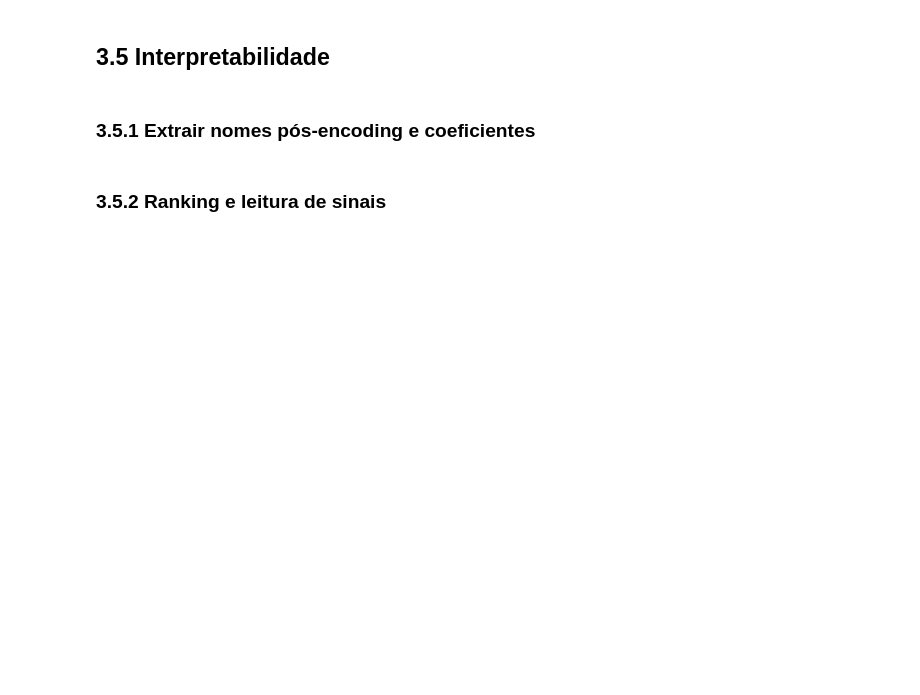
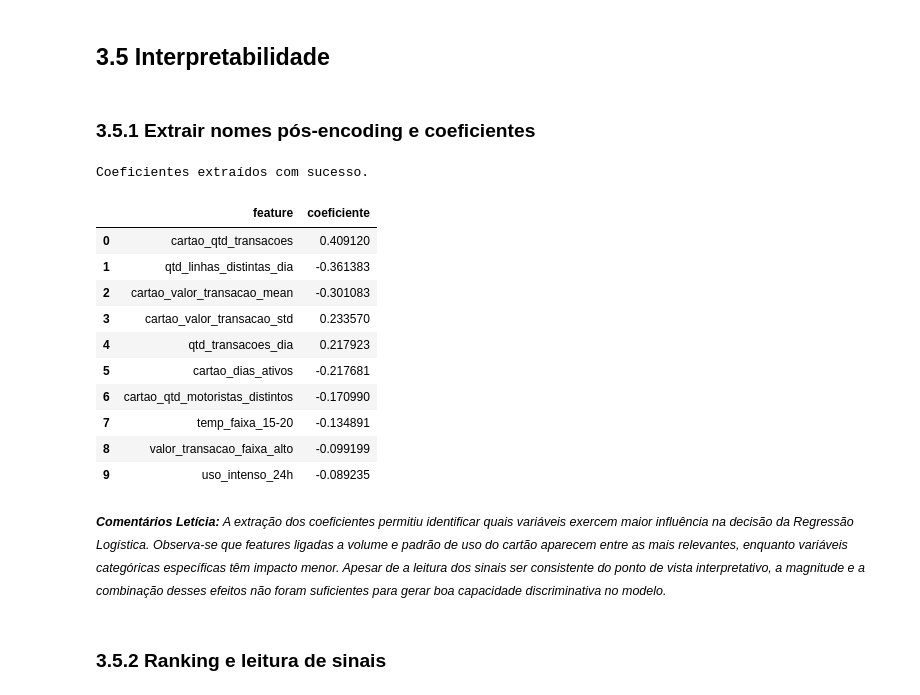
Before and after one commit to lpdata/fraude_bilhetagem, a Jupyter notebook: notebooks/03_modelagem.ipynb, the cells around one changed output. Saved outputs shown, nothing was run; the diff lists cells and outputs as text; code cells hidden in the pictures; blank space fills up the shorter version.

```diff
--- a/notebooks/03_modelagem.ipynb
+++ b/notebooks/03_modelagem.ipynb
@@ -779,5 +1207,52 @@ OK — etapa 2.3 concluída. Dataset íntegro e pronto para a modelagem.
 ## 3.5 Interpretabilidade
 # %% [markdown]
 ### 3.5.1 Extrair nomes pós-encoding e coeficientes
+# %%
+# acessar o modelo treinado
+log_reg_model = logreg_pipeline.named_steps["model"]
+
+# recuperar nomes das features após o pré-processamento
+feature_names_num = numerical_features
+
+feature_names_cat = (
+    logreg_pipeline
+    .named_steps["preprocessor"]
+    .named_transformers_["cat"]
+    .named_steps["encoder"]
+    .get_feature_names_out(categorical_features)
+    .tolist()
+)
+
+feature_names = feature_names_num + feature_names_cat
+
+# extrair coeficientes
+coeficientes = log_reg_model.coef_[0]
+
+coef_df = (
+    pd.DataFrame({
+        "feature": feature_names,
+        "coeficiente": coeficientes
+    })
+    .sort_values("coeficiente", key=abs, ascending=False)
+    .reset_index(drop=True)
+)
+
+print("Coeficientes extraídos com sucesso.")
+display(coef_df.head(10))
+# %% [output]
+Coeficientes extraídos com sucesso.
+|  | feature | coeficiente |
+| 0 | cartao_qtd_transacoes | 0.409120 |
+| 1 | qtd_linhas_distintas_dia | -0.361383 |
+| 2 | cartao_valor_transacao_mean | -0.301083 |
+| 3 | cartao_valor_transacao_std | 0.233570 |
+| 4 | qtd_transacoes_dia | 0.217923 |
+| 5 | cartao_dias_ativos | -0.217681 |
+| 6 | cartao_qtd_motoristas_distintos | -0.170990 |
+| 7 | temp_faixa_15-20 | -0.134891 |
+| 8 | valor_transacao_faixa_alto | -0.099199 |
+| 9 | uso_intenso_24h | -0.089235 |
+# %% [markdown]
+<small>***Comentários Letícia:** A extração dos coeficientes permitiu identificar quais variáveis exercem maior influência na decisão da Regressão Logística. Observa-se que features ligadas a volume e padrão de uso do cartão aparecem entre as mais relevantes, enquanto variáveis categóricas específicas têm impacto menor. Apesar de a leitura dos sinais ser consistente do ponto de vista interpretativo, a magnitude e a combinação desses efeitos não foram suficientes para gerar boa capacidade discriminativa no modelo.*</small>
 # %% [markdown]
 ### 3.5.2 Ranking e leitura de sinais
```
Also changed, not shown: parts of 35 cells of this notebook.
